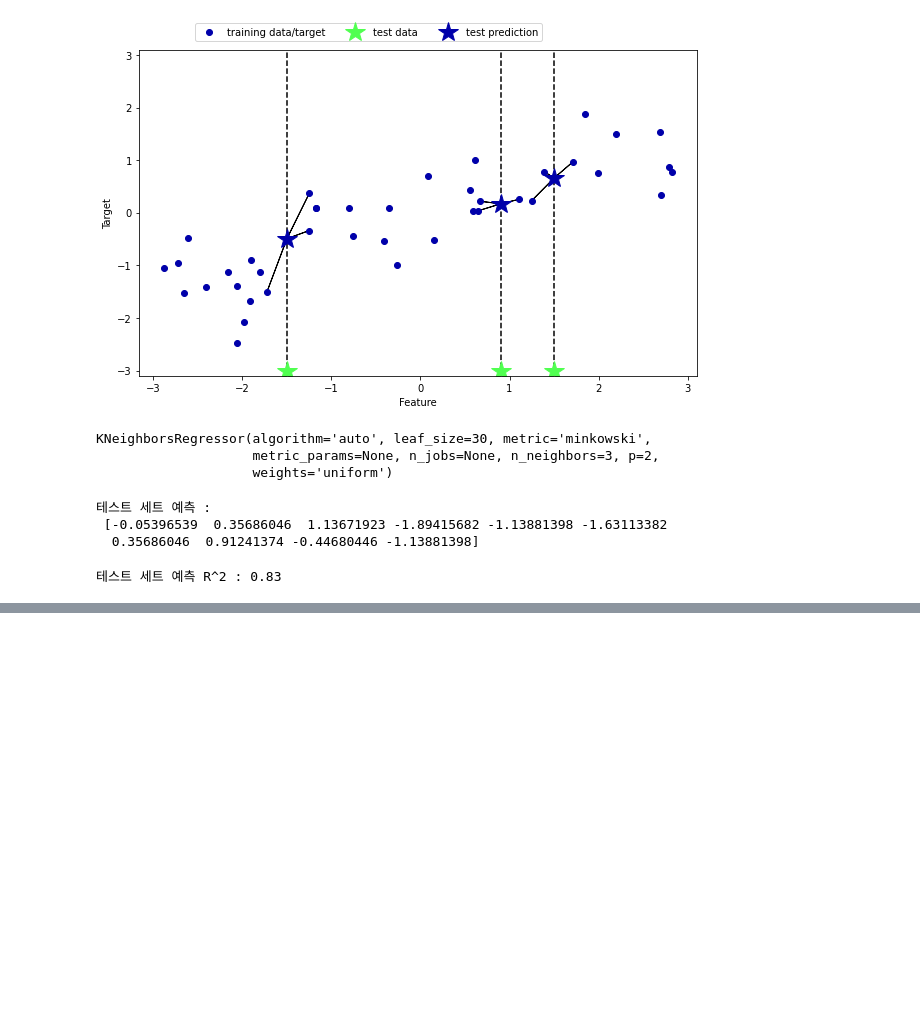
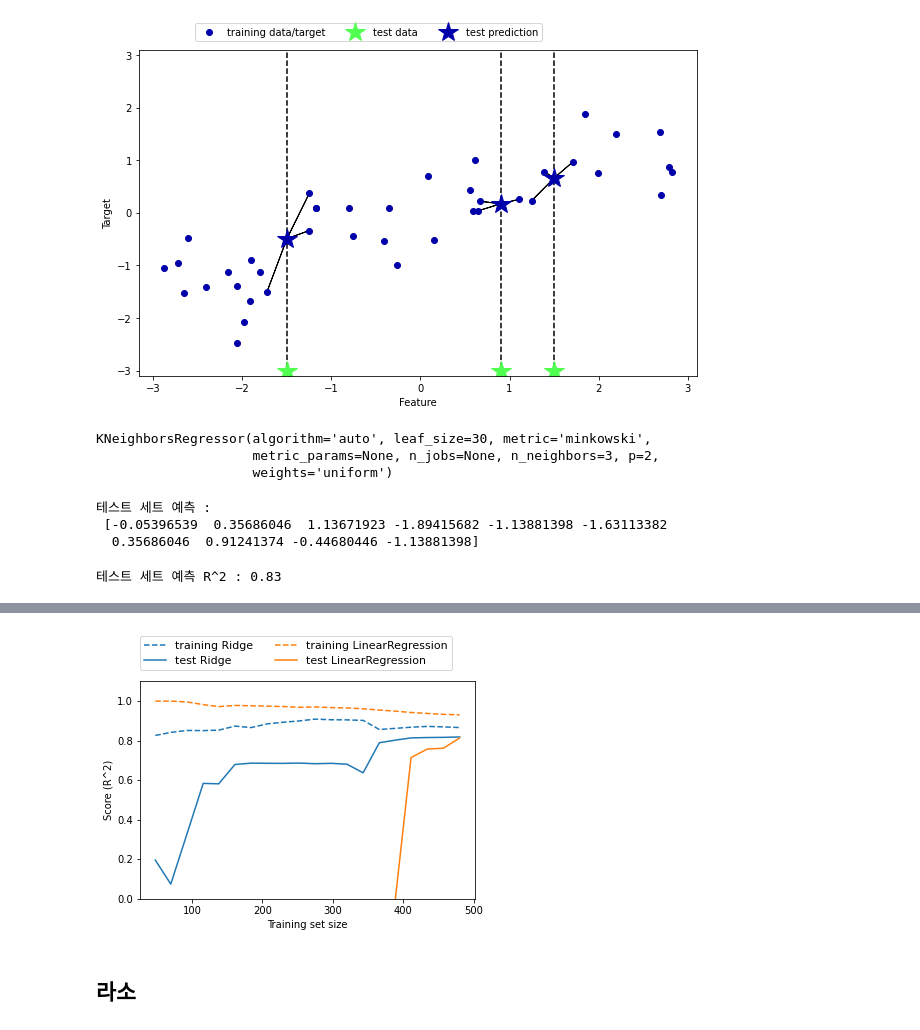
Before and after one commit to brandnewmin/brandnewm, a Jupyter notebook: IMLP2.ipynb, the cells around one changed output, grey strips where cells are left out. Cells and saved outputs as stored; diff of their text form; code cells hidden in the pictures; blank space fills up the shorter version.

```diff
--- a/IMLP2.ipynb
+++ b/IMLP2.ipynb
@@ -241,0 +322,6 @@ AttributeError: ignored
+# %%
+mglearn.plots.plot_ridge_n_samples()
+# %% [output]
+[figure, added]
+# %% [markdown]
+## 라소
```
Also changed, not shown: parts of 14 cells of this notebook.
